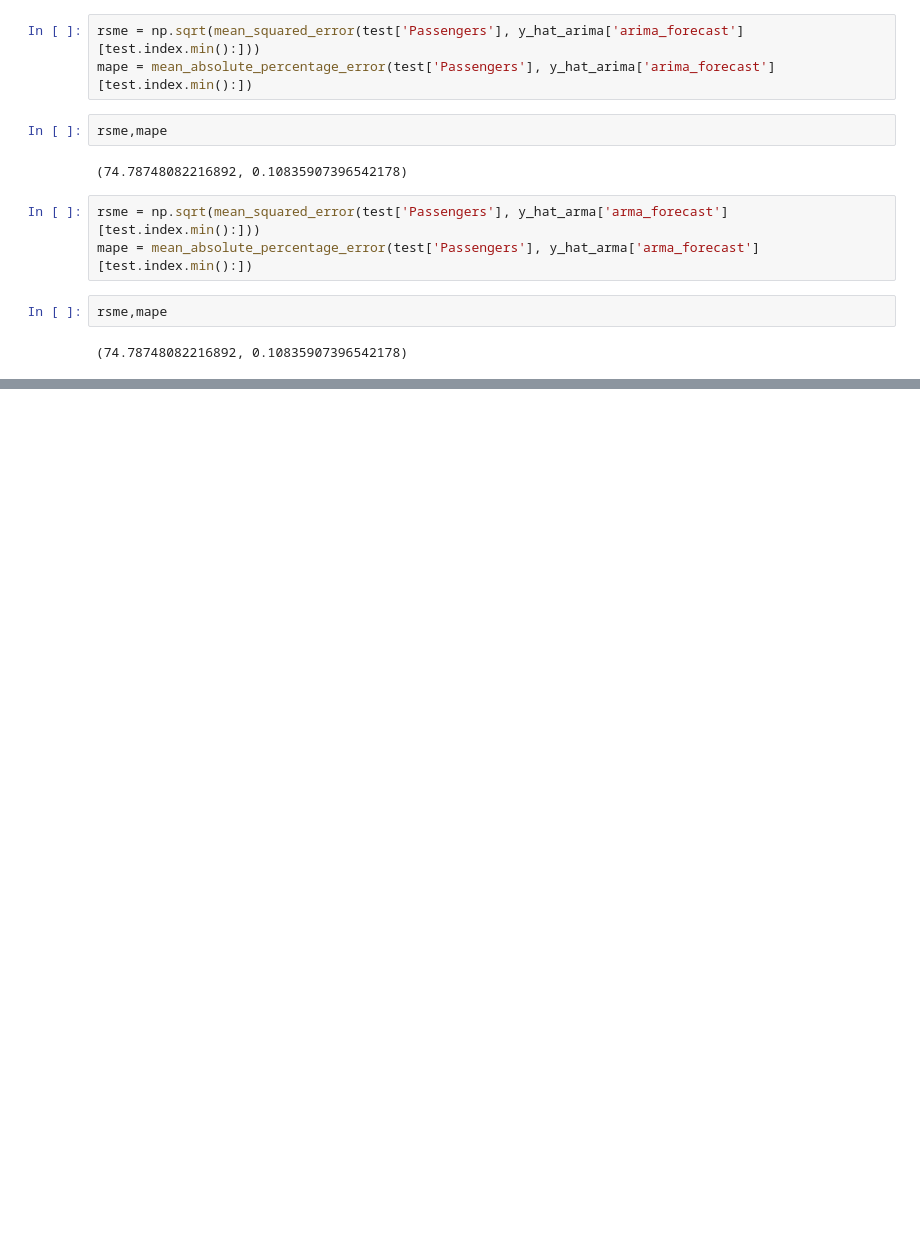
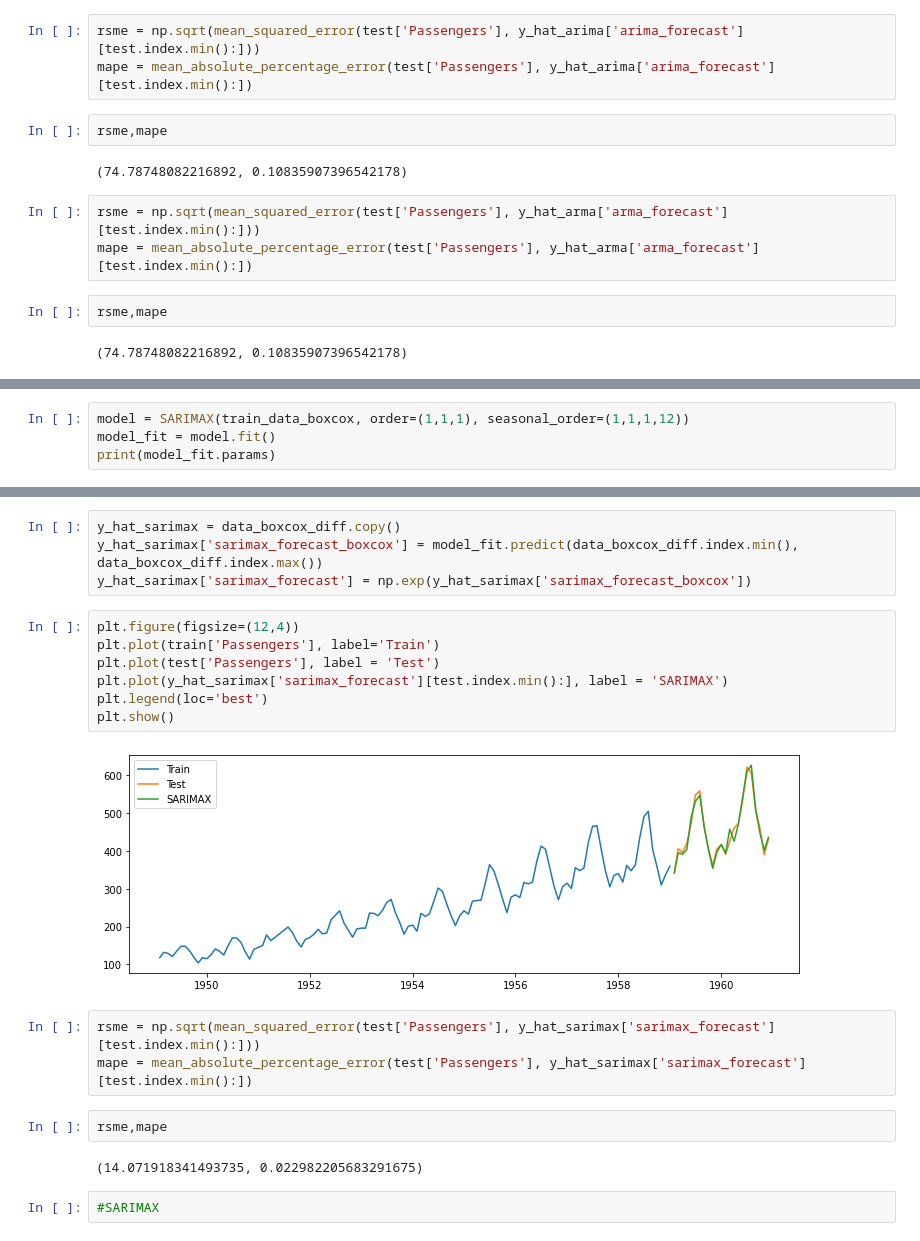
Before and after one commit to Prashik28/techeenomad_dataScience, a Jupyter notebook: Time Series/Airline Passenger .ipynb, the cells around one changed output, grey strips where cells are left out. Saved outputs shown, nothing was run; the diff lists cells and outputs as text; blank space fills up the shorter version.

Commit message:
SARIMAX

```diff
--- a/Time Series/Airline Passenger .ipynb
+++ b/Time Series/Airline Passenger .ipynb
@@ -1184,0 +1187,4 @@ rsme,mape
+# %%
+model = SARIMAX(train_data_boxcox, order=(1,1,1), seasonal_order=(1,1,1,12))
+model_fit = model.fit()
+print(model_fit.params)
@@ -1184,0 +1210,22 @@ rsme,mape
+# %%
+y_hat_sarimax = data_boxcox_diff.copy()
+y_hat_sarimax['sarimax_forecast_boxcox'] = model_fit.predict(data_boxcox_diff.index.min(), data_boxcox_diff.index.max())
+y_hat_sarimax['sarimax_forecast'] = np.exp(y_hat_sarimax['sarimax_forecast_boxcox'])
+# %%
+plt.figure(figsize=(12,4))
+plt.plot(train['Passengers'], label='Train')
+plt.plot(test['Passengers'], label = 'Test')
+plt.plot(y_hat_sarimax['sarimax_forecast'][test.index.min():], label = 'SARIMAX')
+plt.legend(loc='best')
+plt.show()
+# %% [output]
+[figure, added]
+# %%
+rsme = np.sqrt(mean_squared_error(test['Passengers'], y_hat_sarimax['sarimax_forecast'][test.index.min():]))
+mape = mean_absolute_percentage_error(test['Passengers'], y_hat_sarimax['sarimax_forecast'][test.index.min():])
+# %%
+rsme,mape
+# %% [output]
+(14.071918341493735, 0.022982205683291675)
+# %%
+#SARIMAX
```
Also changed, not shown: parts of 8 cells of this notebook, 1 other file.
